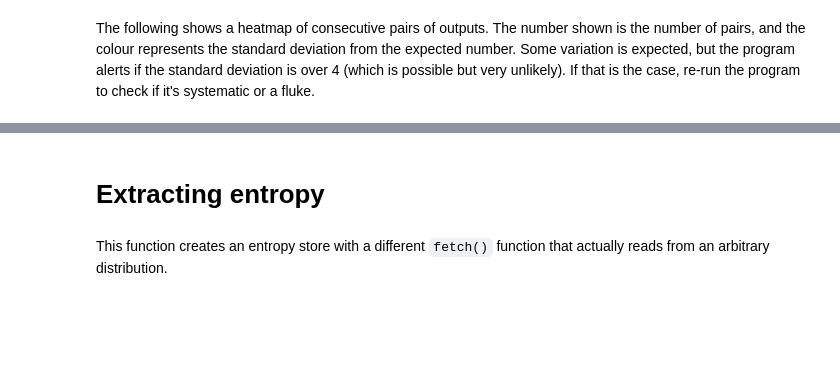
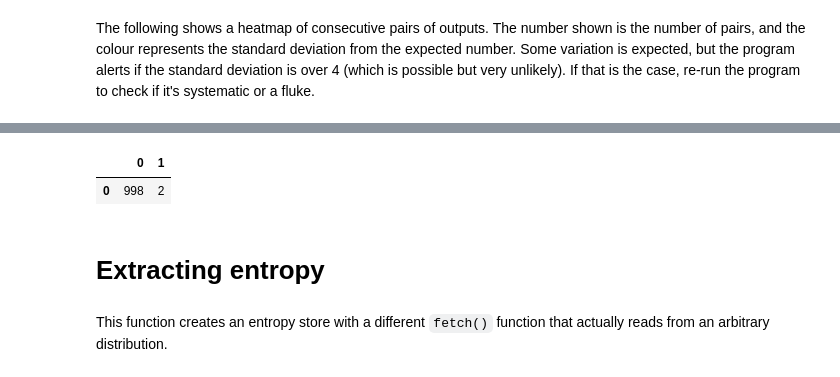
Before and after one commit to calum74/entropy, a Jupyter notebook: reference.ipynb, the cells around one changed output, grey strips where cells are left out. Drawn from its saved outputs; the diff is of its cells as text; code cells hidden in the pictures; blank space fills up the shorter version.

```diff
--- a/reference.ipynb
+++ b/reference.ipynb
@@ -549,3 +549,8 @@ TestDistribution(es, BernoulliDistribution(4,5), 1000).display_table()
+# %%
+TestDistribution(es, BernoulliDistribution(1,1000), 1000).display_table()
+# %% [output]
+|  | 0 | 1 |
+| 0 | 998 | 2 |
 # %% [markdown]
 # Extracting entropy
 # %% [markdown]
```
Also changed, not shown: parts of 11 cells of this notebook.
